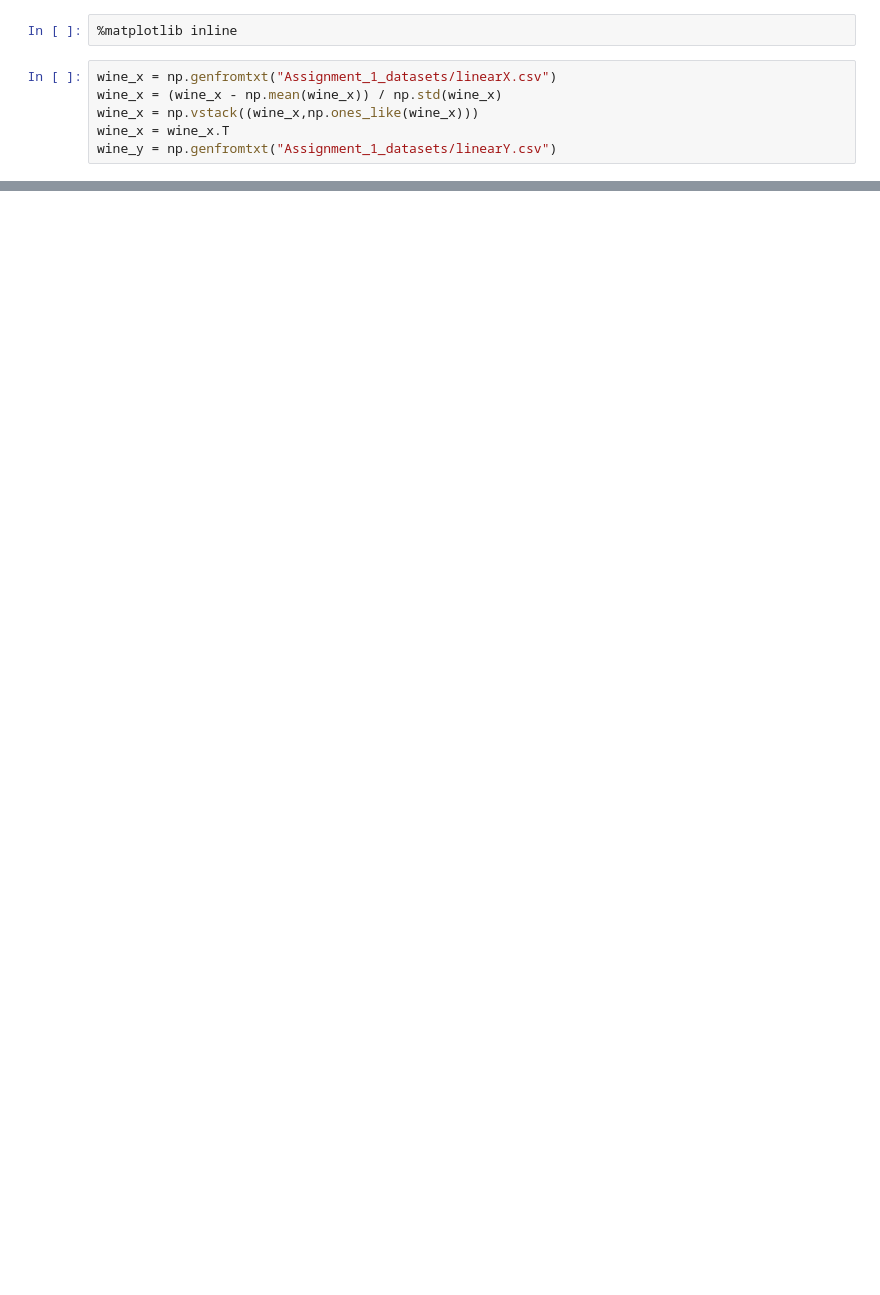
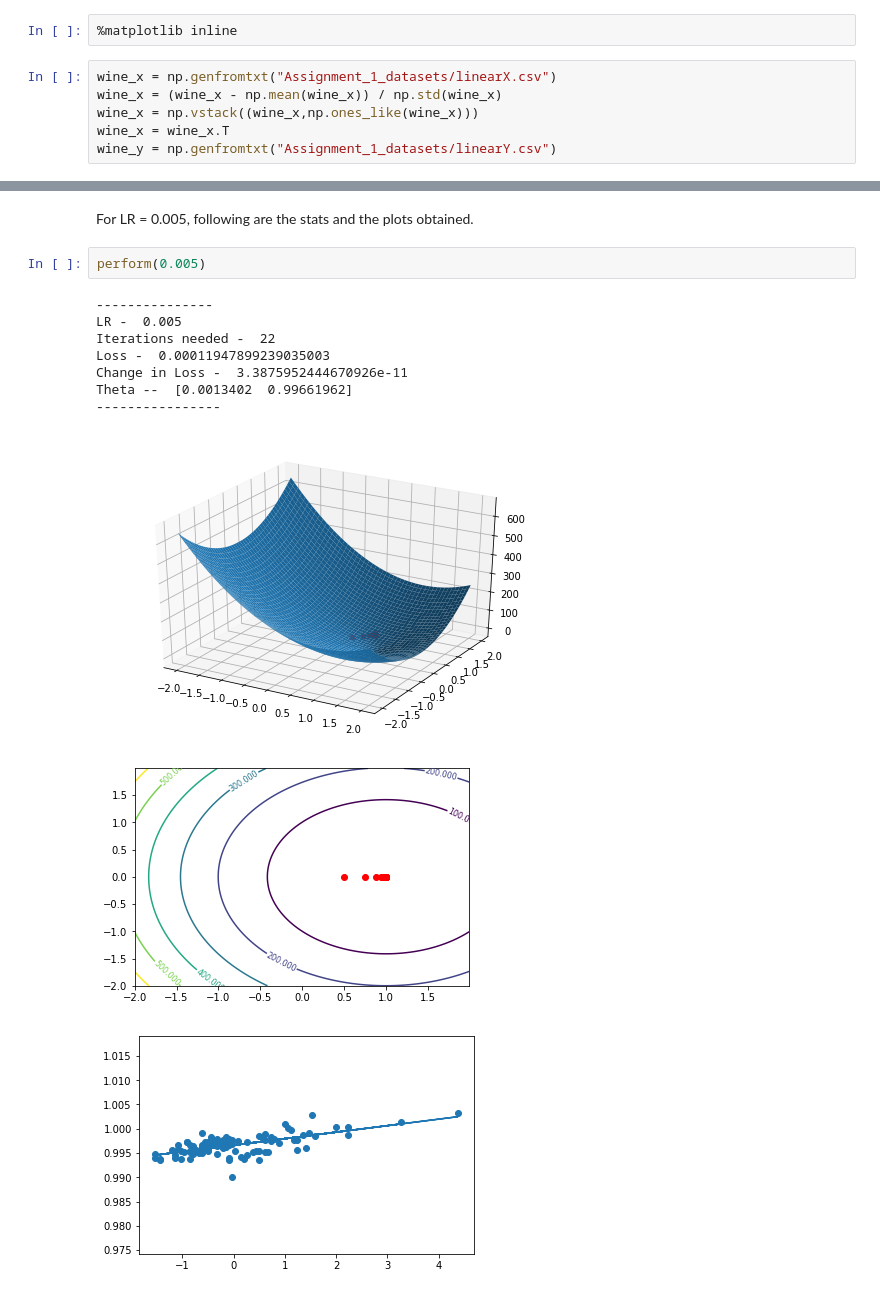
Before and after one commit to madhurcodes/ML_Assignments, a Jupyter notebook: Ass1/Q1.ipynb, the cells around one changed output, grey strips where cells are left out. Cells and saved outputs as stored; diff of their text form; blank space fills up the shorter version.

```diff
--- a/Ass1/Q1.ipynb
+++ b/Ass1/Q1.ipynb
@@ -122,0 +148,15 @@ while np.abs(ch_loss) > 0.0000001:
+# %% [markdown]
+For LR  = 0.005, following are the stats and the  plots obtained.
+# %%
+perform(0.005)
+# %% [output]
+---------------
+LR -  0.005
+Iterations needed -  22
+Loss -  0.00011947899239035003
+Change in Loss -  3.3875952444670926e-11
+Theta --  [0.0013402  0.99661962]
+----------------
+[figure, added]
+[figure, added]
+[figure, added]
```
Also changed, not shown: parts of 23 cells of this notebook, 7 other files.
